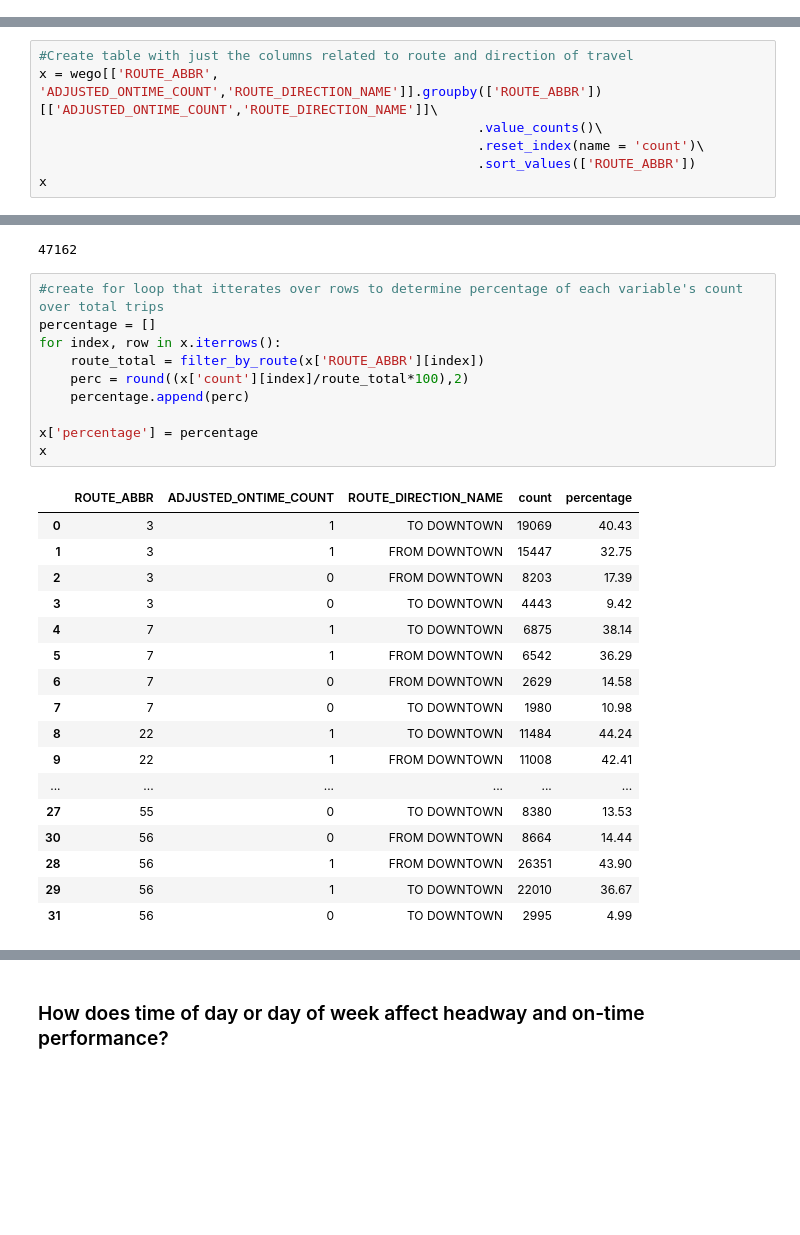
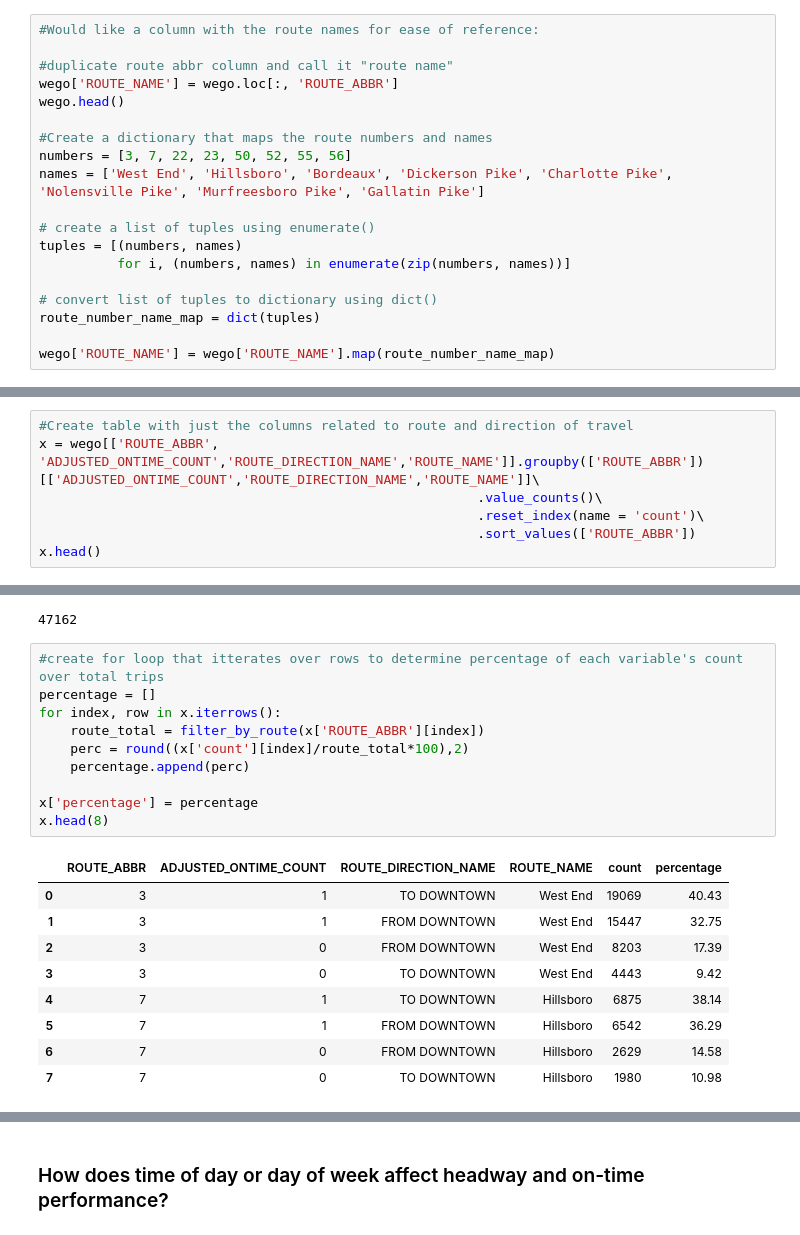
Before and after one commit to NSS-Data-Analytics-Cohort-11/wego-new-california-republic, a Jupyter notebook: notebooks/WeGo Data Introduction.ipynb, the cells around one changed output, grey strips where cells are left out. Cells and saved outputs as stored; diff of their text form; blank space fills up the shorter version.

Commit message:
Added route names
Added route names

```diff
--- a/notebooks/WeGo Data Introduction.ipynb
+++ b/notebooks/WeGo Data Introduction.ipynb
@@ -77,0 +66,19 @@ Name: count, dtype: int64
+# %%
+#Would like a column with the route names for ease of reference:
+
+#duplicate route abbr column and call it "route name"
+wego['ROUTE_NAME'] = wego.loc[:, 'ROUTE_ABBR']
+wego.head()
+
+#Create a dictionary that maps the route numbers and names
+numbers = [3, 7, 22, 23, 50, 52, 55, 56]
+names = ['West End', 'Hillsboro', 'Bordeaux', 'Dickerson Pike', 'Charlotte Pike', 'Nolensville Pike', 'Murfreesboro Pike', 'Gallatin Pike']
+
+# create a list of tuples using enumerate()
+tuples = [(numbers, names)
+          for i, (numbers, names) in enumerate(zip(numbers, names))]
+
+# convert list of tuples to dictionary using dict()
+route_number_name_map = dict(tuples)
+
+wego['ROUTE_NAME'] = wego['ROUTE_NAME'].map(route_number_name_map)
@@ -306,9 +326,9 @@ plt.show()
 ### How does direction of travel, route, or location affect the headway and on-time performance?
 # %%
 #Create table with just the columns related to route and direction of travel
-x = wego[['ROUTE_ABBR', 'ADJUSTED_ONTIME_COUNT','ROUTE_DIRECTION_NAME']].groupby(['ROUTE_ABBR'])[['ADJUSTED_ONTIME_COUNT','ROUTE_DIRECTION_NAME']]\
+x = wego[['ROUTE_ABBR', 'ADJUSTED_ONTIME_COUNT','ROUTE_DIRECTION_NAME','ROUTE_NAME']].groupby(['ROUTE_ABBR'])[['ADJUSTED_ONTIME_COUNT','ROUTE_DIRECTION_NAME','ROUTE_NAME']]\
                                                         .value_counts()\
                                                         .reset_index(name = 'count')\
                                                         .sort_values(['ROUTE_ABBR'])
-x
+x.head()
 # %% [output]
@@ -343,29 +352,21 @@ filter_by_route(3)
 # %%
 #create for loop that itterates over rows to determine percentage of each variable's count over total trips
 percentage = []
 for index, row in x.iterrows():
     route_total = filter_by_route(x['ROUTE_ABBR'][index])
     perc = round((x['count'][index]/route_total*100),2)
     percentage.append(perc)
 
 x['percentage'] = percentage
-x
+x.head(8)
 # %% [output]
-|  | ROUTE_ABBR | ADJUSTED_ONTIME_COUNT | ROUTE_DIRECTION_NAME | count | percentage |
-| 0 | 3 | 1 | TO DOWNTOWN | 19069 | 40.43 |
-| 1 | 3 | 1 | FROM DOWNTOWN | 15447 | 32.75 |
-| 2 | 3 | 0 | FROM DOWNTOWN | 8203 | 17.39 |
-| 3 | 3 | 0 | TO DOWNTOWN | 4443 | 9.42 |
-| 4 | 7 | 1 | TO DOWNTOWN | 6875 | 38.14 |
-| 5 | 7 | 1 | FROM DOWNTOWN | 6542 | 36.29 |
-| 6 | 7 | 0 | FROM DOWNTOWN | 2629 | 14.58 |
-| 7 | 7 | 0 | TO DOWNTOWN | 1980 | 10.98 |
-| 8 | 22 | 1 | TO DOWNTOWN | 11484 | 44.24 |
-| 9 | 22 | 1 | FROM DOWNTOWN | 11008 | 42.41 |
-| ... | ... | ... | ... | ... | ... |
-| 27 | 55 | 0 | TO DOWNTOWN | 8380 | 13.53 |
-| 30 | 56 | 0 | FROM DOWNTOWN | 8664 | 14.44 |
-| 28 | 56 | 1 | FROM DOWNTOWN | 26351 | 43.90 |
-| 29 | 56 | 1 | TO DOWNTOWN | 22010 | 36.67 |
-| 31 | 56 | 0 | TO DOWNTOWN | 2995 | 4.99 |
+|  | ROUTE_ABBR | ADJUSTED_ONTIME_COUNT | ROUTE_DIRECTION_NAME | ROUTE_NAME | count | percentage |
+| 0 | 3 | 1 | TO DOWNTOWN | West End | 19069 | 40.43 |
+| 1 | 3 | 1 | FROM DOWNTOWN | West End | 15447 | 32.75 |
+| 2 | 3 | 0 | FROM DOWNTOWN | West End | 8203 | 17.39 |
+| 3 | 3 | 0 | TO DOWNTOWN | West End | 4443 | 9.42 |
+| 4 | 7 | 1 | TO DOWNTOWN | Hillsboro | 6875 | 38.14 |
+| 5 | 7 | 1 | FROM DOWNTOWN | Hillsboro | 6542 | 36.29 |
+| 6 | 7 | 0 | FROM DOWNTOWN | Hillsboro | 2629 | 14.58 |
+| 7 | 7 | 0 | TO DOWNTOWN | Hillsboro | 1980 | 10.98 |
 # %%
```
Also changed, not shown: parts of 14 cells of this notebook.
